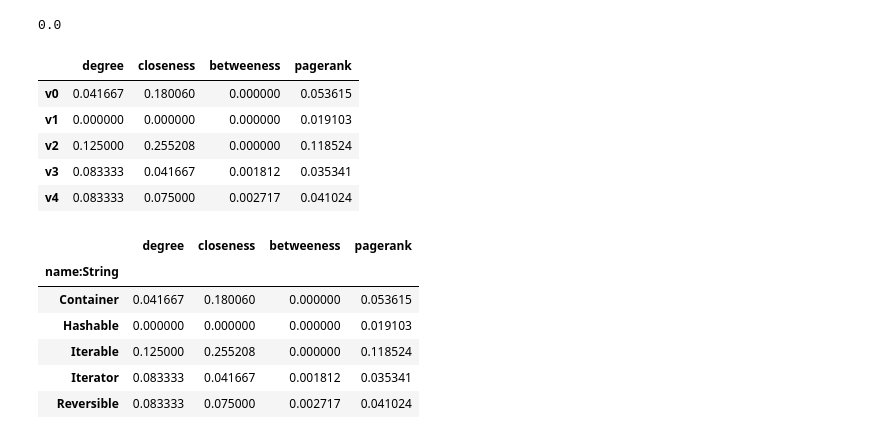
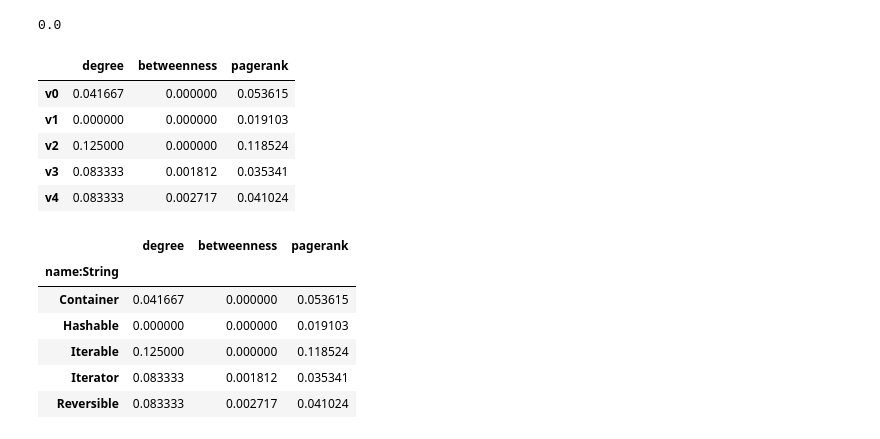
Before and after one commit to hayata-yamamoto/pkg-analysis, a Jupyter notebook: network_analysis.ipynb, the cells around one changed output. Drawn from its saved outputs; the diff is of its cells as text; code cells hidden in the pictures.

```diff
--- a/network_analysis.ipynb
+++ b/network_analysis.ipynb
@@ -69,26 +67,26 @@ nx.cluster.average_clustering(G)
 0.0
 # %%
 degree = nx.degree_centrality(G)
-closeness = nx.closeness_centrality(G)
+# closeness = nx.closeness_centrality(G)
 between = nx.betweenness_centrality(G)
 page_rank = nx.algorithms.pagerank_numpy(G)
-df = pd.DataFrame.from_records([degree, closeness, between, page_rank], index=['degree', 'closeness', 'betweeness', 'pagerank']).T
+df = pd.DataFrame.from_records([degree, between, page_rank], index=['degree', 'betweenness', 'pagerank']).T
 df.head()
 # %% [output]
-|  | degree | closeness | betweeness | pagerank |
-| v0 | 0.041667 | 0.180060 | 0.000000 | 0.053615 |
-| v1 | 0.000000 | 0.000000 | 0.000000 | 0.019103 |
-| v2 | 0.125000 | 0.255208 | 0.000000 | 0.118524 |
-| v3 | 0.083333 | 0.041667 | 0.001812 | 0.035341 |
-| v4 | 0.083333 | 0.075000 | 0.002717 | 0.041024 |
+|  | degree | betweenness | pagerank |
+| v0 | 0.041667 | 0.000000 | 0.053615 |
+| v1 | 0.000000 | 0.000000 | 0.019103 |
+| v2 | 0.125000 | 0.000000 | 0.118524 |
+| v3 | 0.083333 | 0.001812 | 0.035341 |
+| v4 | 0.083333 | 0.002717 | 0.041024 |
 # %%
 df = pd.merge(left=df, right=vertices, left_index=True, right_on='~id').drop('~id', axis=1).set_index('name:String')
 df.head()
 # %% [output]
-|  | degree | closeness | betweeness | pagerank |
-| name:String |  |  |  |  |
-| Container | 0.041667 | 0.180060 | 0.000000 | 0.053615 |
-| Hashable | 0.000000 | 0.000000 | 0.000000 | 0.019103 |
-| Iterable | 0.125000 | 0.255208 | 0.000000 | 0.118524 |
-| Iterator | 0.083333 | 0.041667 | 0.001812 | 0.035341 |
-| Reversible | 0.083333 | 0.075000 | 0.002717 | 0.041024 |
+|  | degree | betweenness | pagerank |
+| name:String |  |  |  |
+| Container | 0.041667 | 0.000000 | 0.053615 |
+| Hashable | 0.000000 | 0.000000 | 0.019103 |
+| Iterable | 0.125000 | 0.000000 | 0.118524 |
+| Iterator | 0.083333 | 0.001812 | 0.035341 |
+| Reversible | 0.083333 | 0.002717 | 0.041024 |
```
Also changed, not shown: parts of 14 cells of this notebook, 7 other files.
